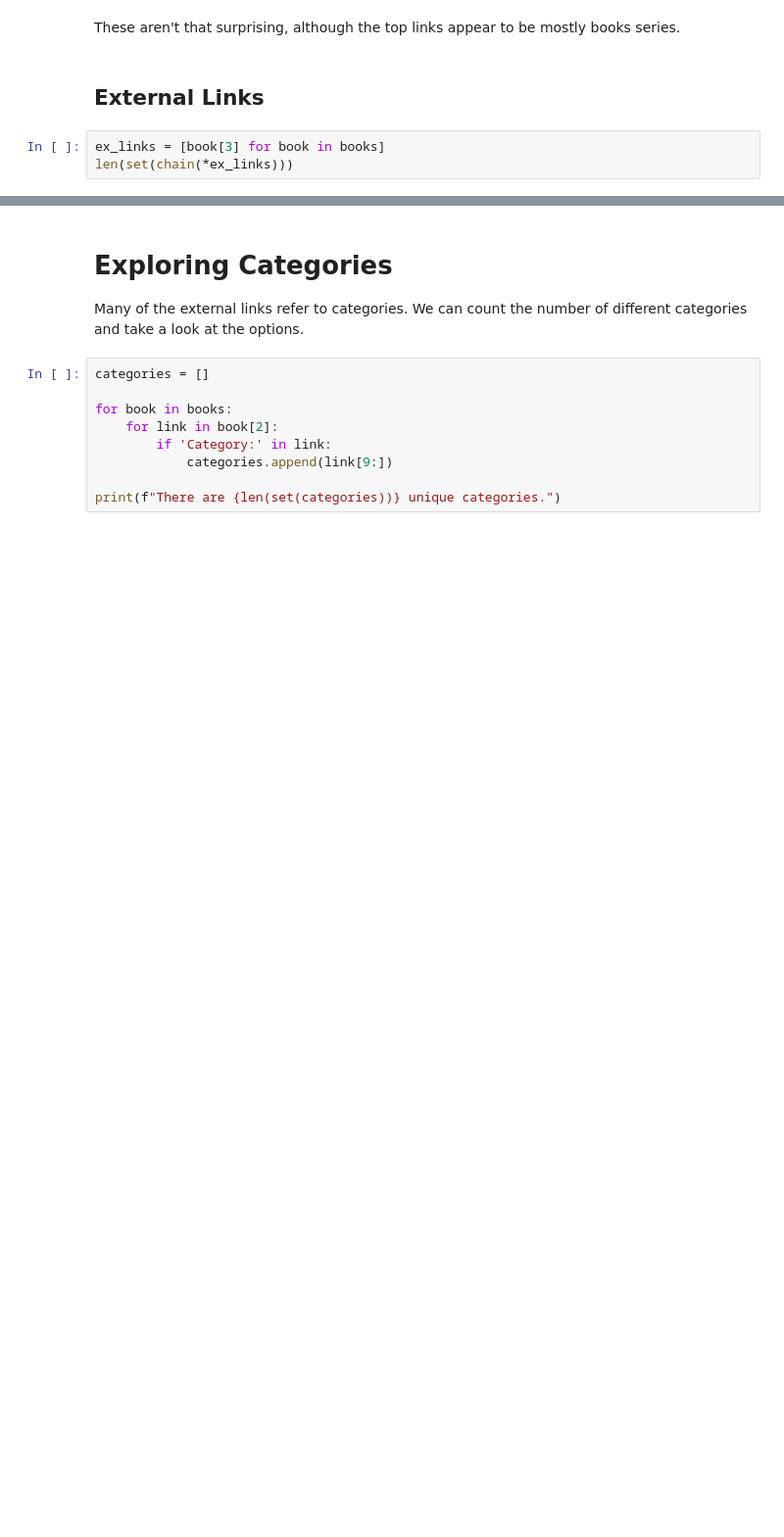
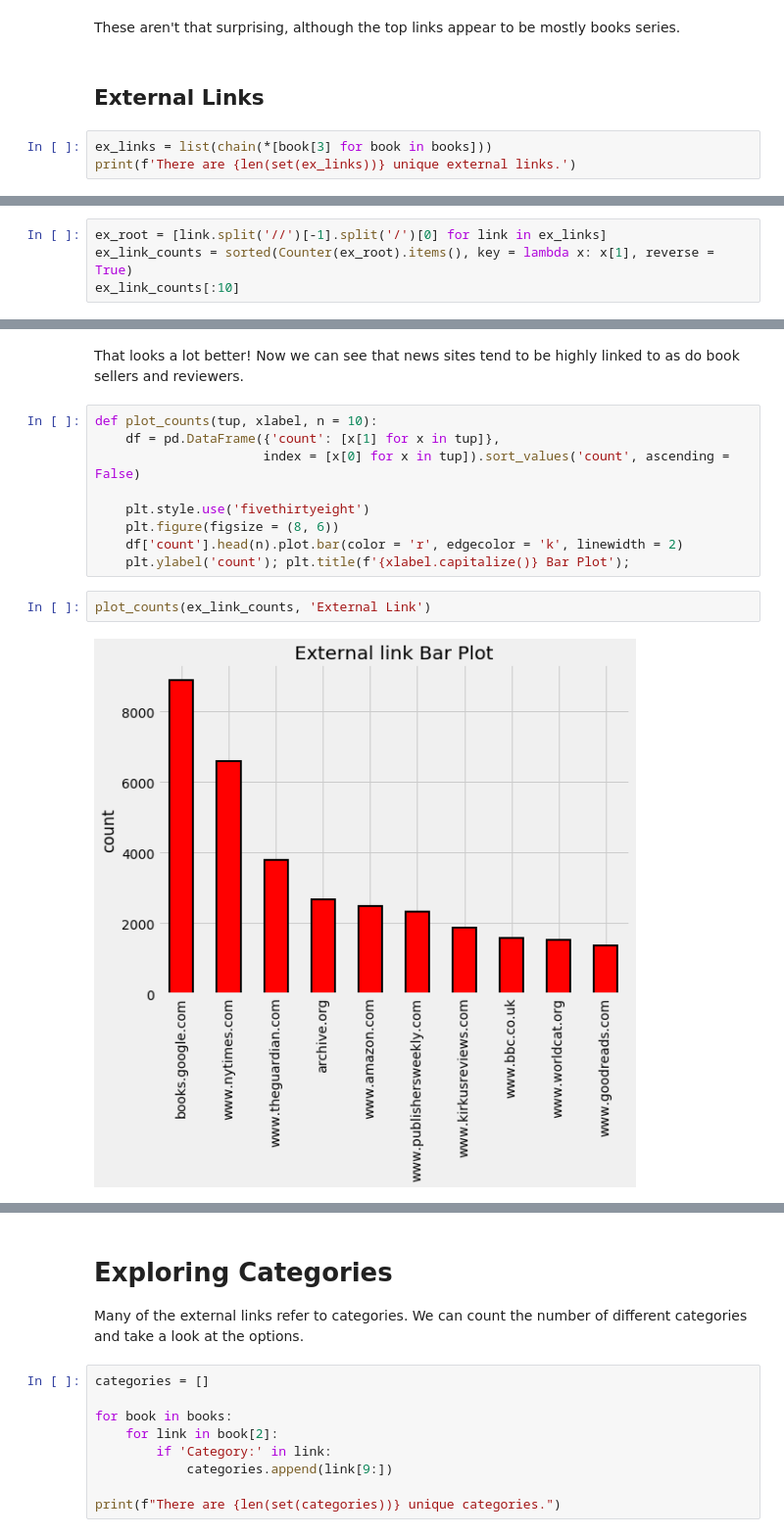
Before and after one commit to WillKoehrsen/wikipedia-data-science, a Jupyter notebook: Exploring Wikipedia Book Data.ipynb, the cells around one changed output, grey strips where cells are left out. Shown at 98% size. Drawn from its saved outputs; the diff is of its cells as text; blank space fills up the shorter version.

Commit message:
Updated book filtering

```diff
--- a/Exploring Wikipedia Book Data.ipynb
+++ b/Exploring Wikipedia Book Data.ipynb
@@ -161,6 +165,6 @@ These aren't that surprising, although the top links appear to be mostly books s
 # %% [markdown]
 ## External Links
 # %%
-ex_links = [book[3] for book in books]
-len(set(chain(*ex_links)))
+ex_links = list(chain(*[book[3] for book in books]))
+print(f'There are {len(set(ex_links))} unique external links.')
 # %% [output]
@@ -181,0 +200,4 @@ ex_link_counts[:10]
+# %%
+ex_root = [link.split('//')[-1].split('/')[0] for link in ex_links]
+ex_link_counts = sorted(Counter(ex_root).items(), key = lambda x: x[1], reverse = True)
+ex_link_counts[:10]
@@ -181,0 +215,15 @@ ex_link_counts[:10]
+# %% [markdown]
+That looks a lot better! Now we can see that news sites tend to be highly linked to as do book sellers and reviewers.
+# %%
+def plot_counts(tup, xlabel, n = 10):
+    df = pd.DataFrame({'count': [x[1] for x in tup]},
+                      index = [x[0] for x in tup]).sort_values('count', ascending = False)
+
+    plt.style.use('fivethirtyeight')
+    plt.figure(figsize = (8, 6))
+    df['count'].head(n).plot.bar(color = 'r', edgecolor = 'k', linewidth = 2)
+    plt.ylabel('count'); plt.title(f'{xlabel.capitalize()} Bar Plot');
+# %%
+plot_counts(ex_link_counts, 'External Link')
+# %% [output]
+[figure, added]
```
Also changed, not shown: parts of 16 cells of this notebook, 3 other files.
